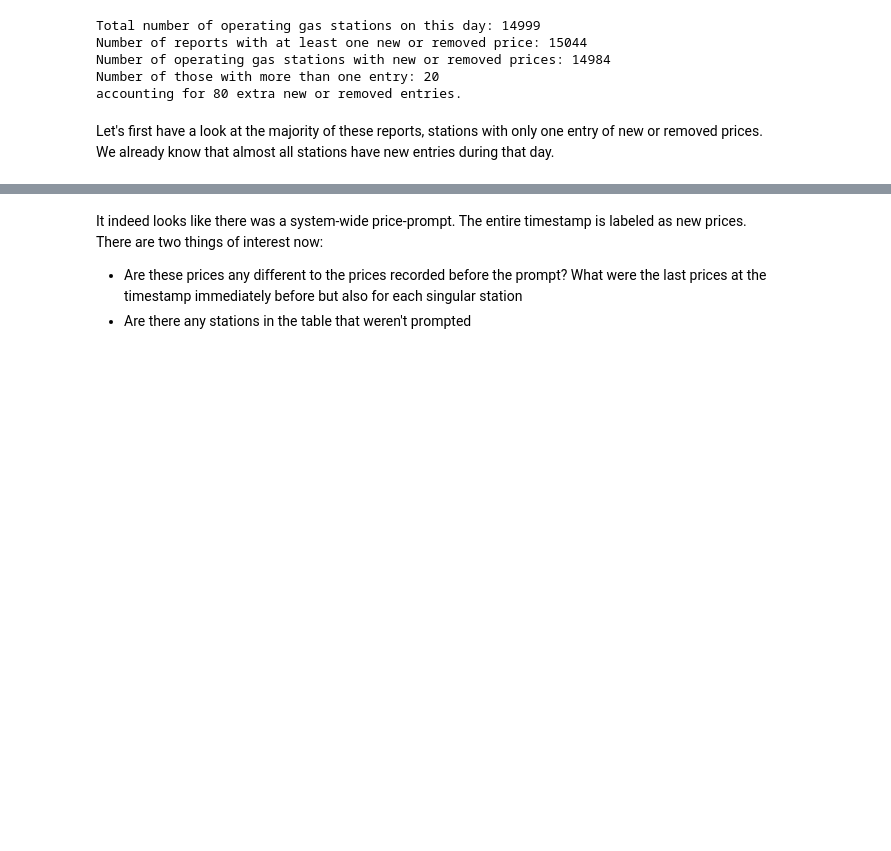
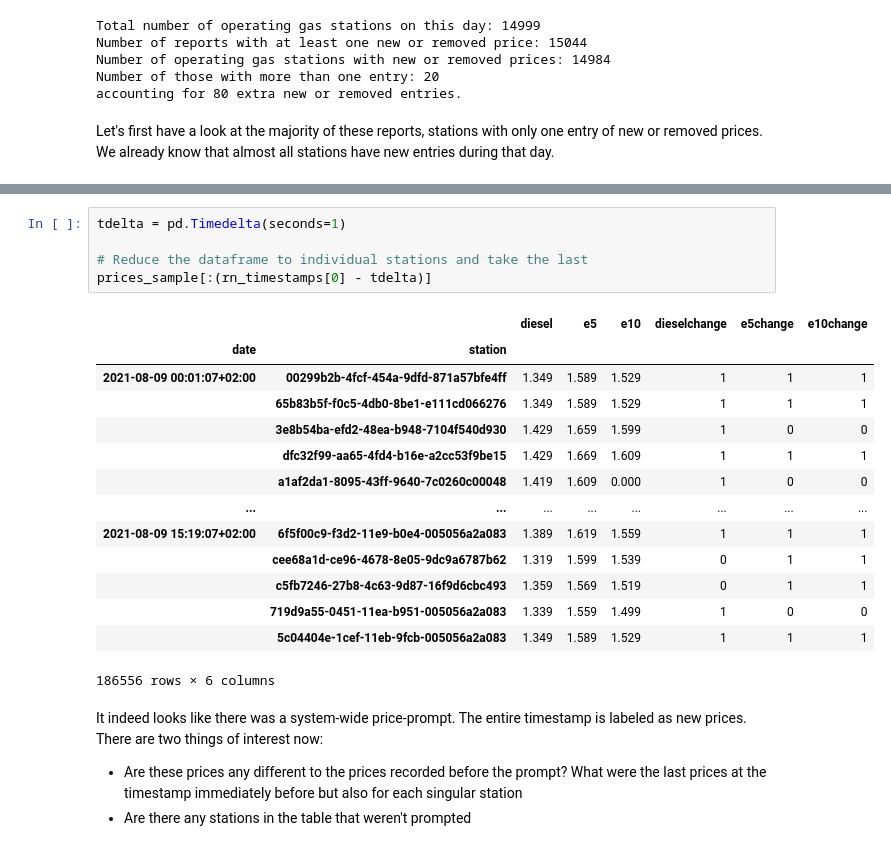
Before and after one commit to petrol-price-predictor/jurassic-juice-juggler, a Jupyter notebook: eda_prices.ipynb, the cells around one changed output, grey strips where cells are left out. Drawn from its saved outputs; the diff is of its cells as text; blank space fills up the shorter version.

```diff
--- a/eda_prices.ipynb
+++ b/eda_prices.ipynb
@@ -171,3 +179,23 @@ Number of entries on the unique timespamps: 14984
+# %%
+tdelta = pd.Timedelta(seconds=1)
+
+# Reduce the dataframe to individual stations and take the last
+prices_sample[:(rn_timestamps[0] - tdelta)]
+# %% [output]
+|  |  | diesel | e5 | e10 | dieselchange | e5change | e10change |
+| date | station |  |  |  |  |  |  |
+| 2021-08-09 00:01:07+02:00 | 00299b2b-4fcf-454a-9dfd-871a57bfe4ff | 1.349 | 1.589 | 1.529 | 1 | 1 | 1 |
+|  | 65b83b5f-f0c5-4db0-8be1-e111cd066276 | 1.349 | 1.589 | 1.529 | 1 | 1 | 1 |
+|  | 3e8b54ba-efd2-48ea-b948-7104f540d930 | 1.429 | 1.659 | 1.599 | 1 | 0 | 0 |
+|  | dfc32f99-aa65-4fd4-b16e-a2cc53f9be15 | 1.429 | 1.669 | 1.609 | 1 | 1 | 1 |
+|  | a1af2da1-8095-43ff-9640-7c0260c00048 | 1.419 | 1.609 | 0.000 | 1 | 0 | 0 |
+| ... | ... | ... | ... | ... | ... | ... | ... |
+| 2021-08-09 15:19:07+02:00 | 6f5f00c9-f3d2-11e9-b0e4-005056a2a083 | 1.389 | 1.619 | 1.559 | 1 | 1 | 1 |
+|  | cee68a1d-ce96-4678-8e05-9dc9a6787b62 | 1.319 | 1.599 | 1.539 | 0 | 1 | 1 |
+|  | c5fb7246-27b8-4c63-9d87-16f9d6cbc493 | 1.359 | 1.569 | 1.519 | 0 | 1 | 1 |
+|  | 719d9a55-0451-11ea-b951-005056a2a083 | 1.339 | 1.559 | 1.499 | 1 | 0 | 0 |
+|  | 5c04404e-1cef-11eb-9fcb-005056a2a083 | 1.349 | 1.589 | 1.529 | 1 | 1 | 1 |
+186556 rows × 6 columns
 # %% [markdown]
 It indeed looks like there was a system-wide price-prompt. The entire timestamp is labeled as new prices. There are two things of interest now:
 * Are these prices any different to the prices recorded before the prompt? What were the last prices at the timestamp immediately before but also for each singular station
```
Also changed, not shown: parts of 14 cells of this notebook, 1 other file.
